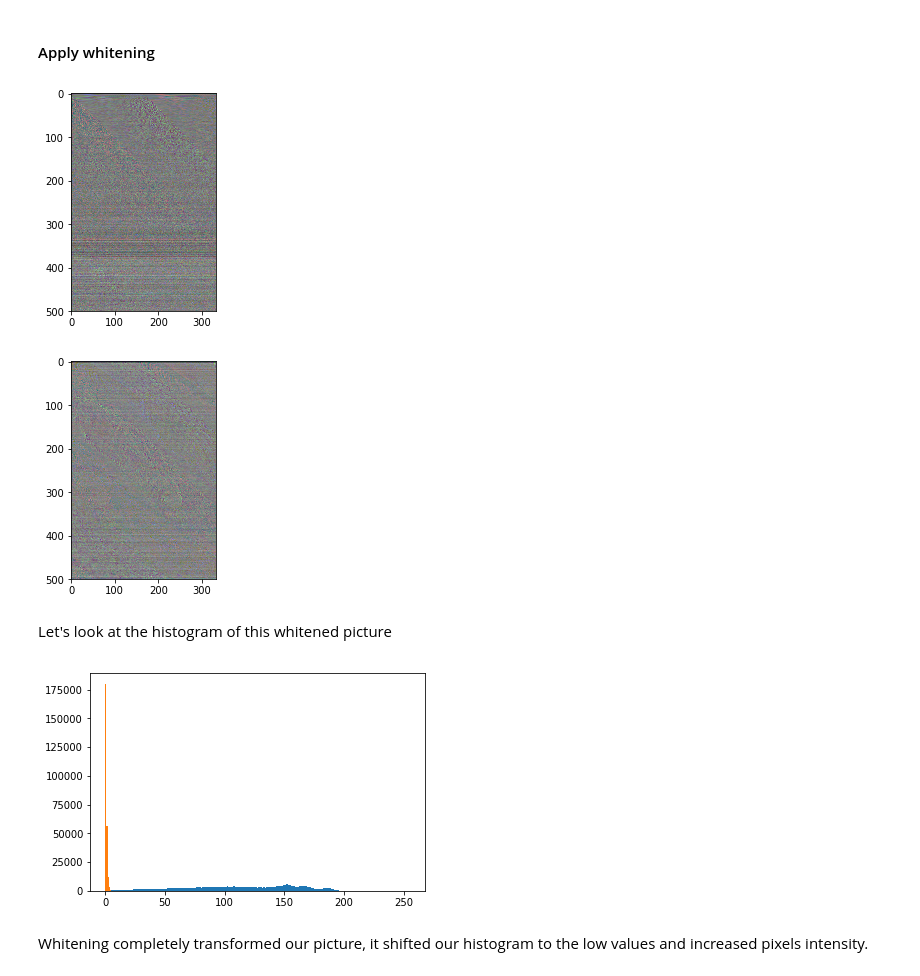
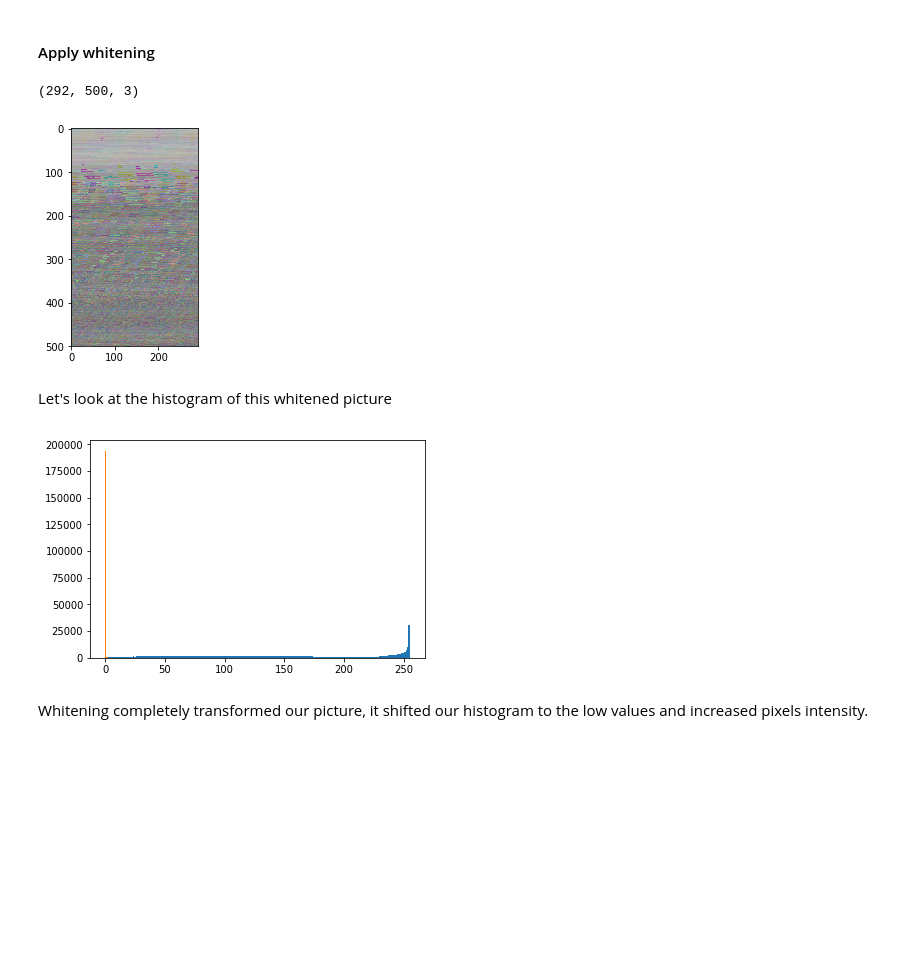
Before and after one commit to nsimonovici/dogs_breed_prediction, a Jupyter notebook: exploring.ipynb, the cells around one changed output. Saved outputs shown, nothing was run; the diff lists cells and outputs as text; code cells hidden in the pictures; blank space fills up the shorter version.

```diff
--- a/exploring.ipynb
+++ b/exploring.ipynb
@@ -152,34 +160,40 @@ Equalization completely transformed our picture
 # %%
 # Convert 3D to 2D for covariance computing
 rgb_mat = np.hstack([sample_mat[:, :, 0], sample_mat[:, :, 1], sample_mat[:, :, 2]])
+# %%
+sample_mat.shape
+# %% [output]
+(292, 500, 3)
 # %%
+# Scale to 0-1
+X_norm = rgb_mat / 255.
 # Center matrix
-X = rgb_mat - rgb_mat.mean(axis=0)
+X = X_norm - X_norm.mean(axis=0)
 # %%
 # compute the covariance of the image data
 cov = np.cov(X, rowvar=True)   # cov is (N, N)
 # singular value decomposition
 U, S, V = np.linalg.svd(cov)     # U is (N, N), S is (N,)
 # build the ZCA matrix
-epsilon = 1e-5
+epsilon = 1e-1
 pca_matrix = np.dot(np.diag(1.0 / np.sqrt(S + epsilon)), U.T)
 zca_matrix = np.dot(U, pca_matrix)
 # transform the image data       zca_matrix is (N,N)
 pca = np.dot(pca_matrix, X)
-zca = np.dot(zca_matrix, X)    # zca is (N, 3072)
+# zca = np.dot(zca_matrix, X)    # zca is (N, 3072)
+zca = U.dot(np.diag(1.0/np.sqrt(S + epsilon))).dot(U.T).dot(X)
 # %%
 # Small helper function to display picture
 def show(i):
     i = i.reshape((sample_w, 3, sample_h)).transpose(0, 2, 1)
     m, M = i.min(), i.max()
     plt.imshow((i - m) / (M - m))
     plt.show()
 
-show(pca)
+# show(pca)
 show(zca)
 # %% [output]
-[figure, old version]
+[figure, new version]
-[figure, removed]
 # %% [markdown]
 Let's look at the histogram of this whitened picture
 # %%
@@ -187,7 +201,7 @@ Let's look at the histogram of this whitened picture
 plt.hist(sample_mat.flatten(), bins=range(256));
 plt.hist(zca.flatten(), bins=range(256));
 # %% [output]
-[figure, old version]
+[figure, new version]
 # %% [markdown]
 Whitening completely transformed our picture, it shifted our histogram to the low values and increased pixels intensity.
 # %% [markdown]
```
Also changed, not shown: parts of 56 cells of this notebook, 1 other file.
